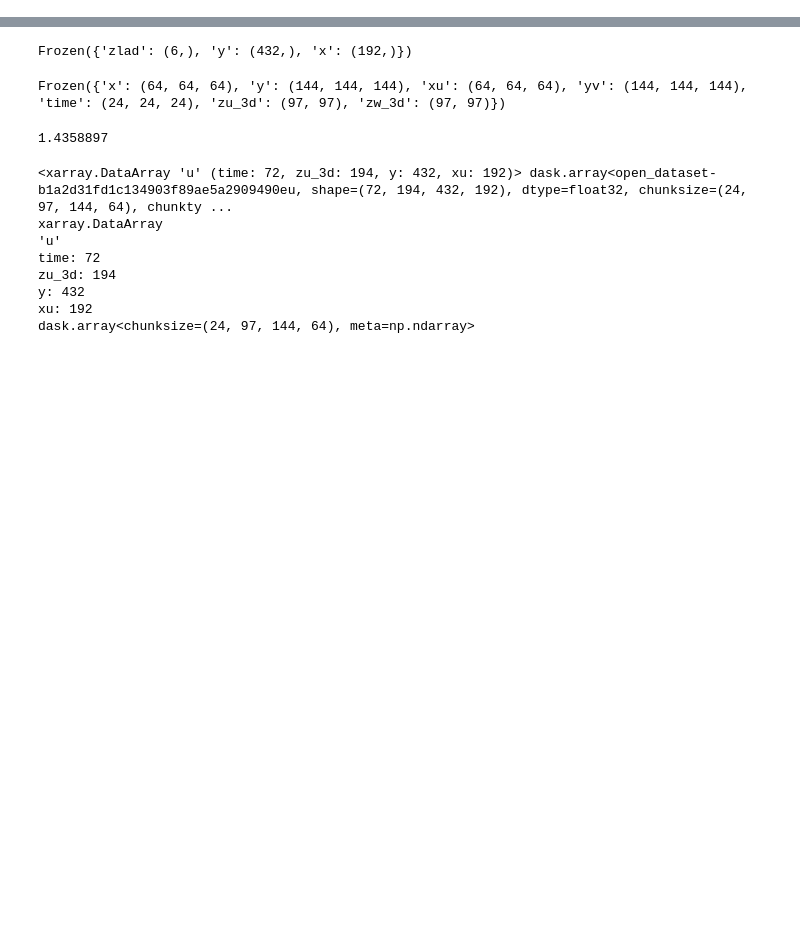
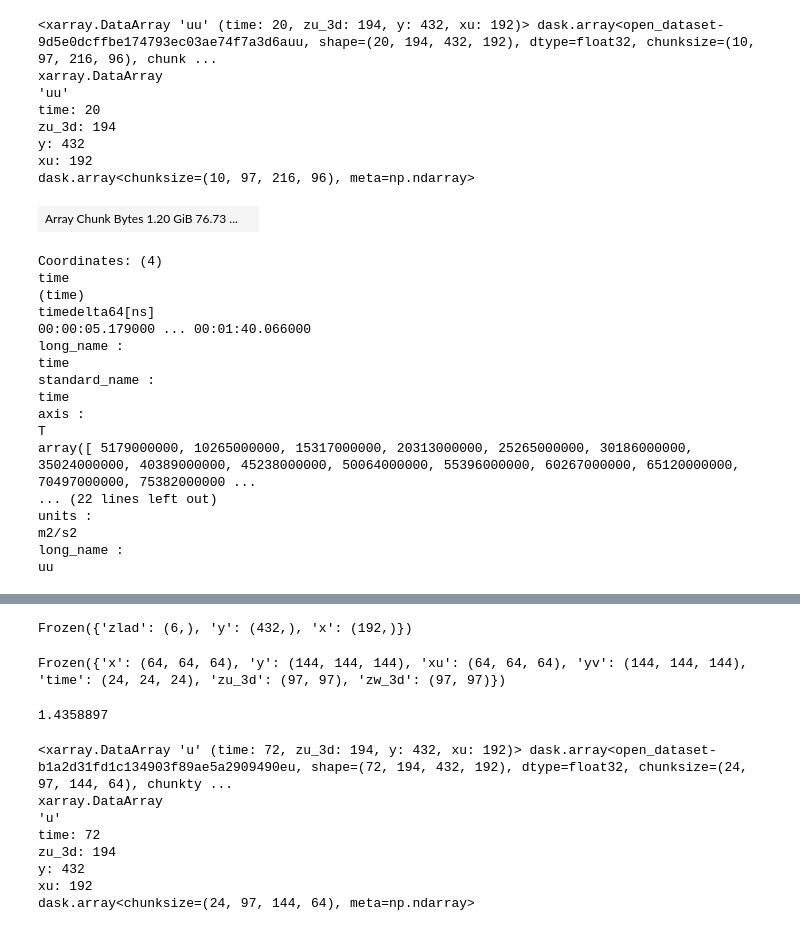
Before and after one commit to madeline-scyphers/palm, a Jupyter notebook: data_analyzer/analyze.ipynb, the cells around one changed output, grey strips where cells are left out. Saved outputs shown, nothing was run; the diff lists cells and outputs as text; code cells hidden in the pictures; blank space fills up the shorter version.

```diff
--- a/data_analyzer/analyze.ipynb
+++ b/data_analyzer/analyze.ipynb
@@ -22,0 +80,2 @@ ds_lad = xr.open_dataset(lad_path, chunks="auto")
+# %%
+ds = ds.interp(xu=ds.x, yv=ds.y, zw_3d=ds.z)
@@ -23,9 +410,9 @@ ds_lad = xr.open_dataset(lad_path, chunks="auto")
 # %%
-try:
-    ds.chunks
-except ValueError:
-    ds = ds.unify_chunks()
-try:
-    ds_lad.chunks
-except ValueError:
-    ds_lad = ds_lad.unify_chunks()
+# try:
+#     ds.chunks
+# except ValueError:
+#     ds = ds.unify_chunks()
+# try:
+#     ds_lad.chunks
+# except ValueError:
+#     ds_lad = ds_lad.unify_chunks()
@@ -31,0 +672,29 @@ except ValueError:
+# %%
+ds.uu
+# %% [output]
+<xarray.DataArray 'uu' (time: 20, zu_3d: 194, y: 432, xu: 192)> dask.array<open_dataset-9d5e0dcffbe174793ec03ae74f7a3d6auu, shape=(20, 194, 432, 192), dtype=float32, chunksize=(10, 97, 216, 96), chunk ...
+xarray.DataArray
+'uu'
+time: 20
+zu_3d: 194
+y: 432
+xu: 192
+dask.array<chunksize=(10, 97, 216, 96), meta=np.ndarray>
+| Array Chunk Bytes 1.20 GiB 76.73 ... |  |
+Coordinates: (4)
+time
+(time)
+timedelta64[ns]
+00:00:05.179000 ... 00:01:40.066000
+long_name :
+time
+standard_name :
+time
+axis :
+T
+array([ 5179000000, 10265000000, 15317000000, 20313000000, 25265000000, 30186000000, 35024000000, 40389000000, 45238000000, 50064000000, 55396000000, 60267000000, 65120000000, 70497000000, 75382000000 ...
+... (22 lines left out)
+units :
+m2/s2
+long_name :
+uu
```
Also changed, not shown: parts of 65 cells of this notebook, 9 other files.
